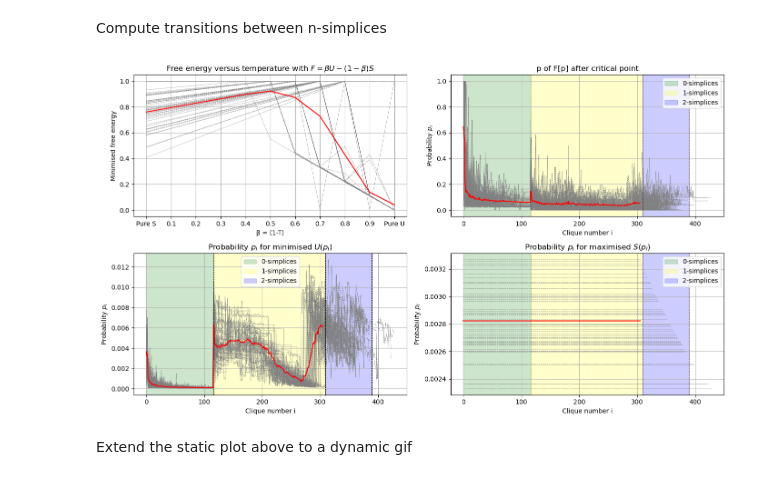
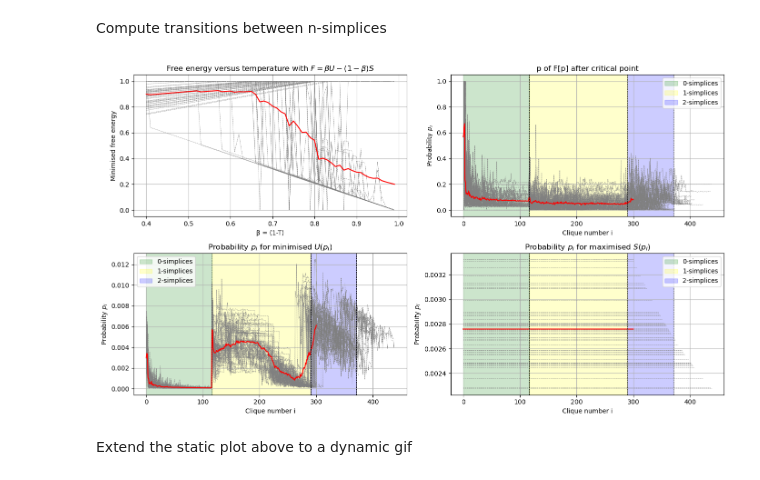
Before and after one commit to cyrilrommens/Free_energy_of_simplicial_complexes, a Jupyter notebook: Week_22.ipynb, the cells around one changed output. Saved outputs shown, nothing was run; the diff lists cells and outputs as text; code cells hidden in the pictures.

```diff
--- a/Week_22.ipynb
+++ b/Week_22.ipynb
@@ -213,7 +214,7 @@ Generate real and artificial datasets
 # %%
 # Define desired settings and generate graph datasets
 dataset_size = 50
-density = 0.05
+density = 0.1
 threshold = 0.75
 nodes = 116
 max_clique_size = 3
@@ -244,5 +245,5 @@ for _ in range(dataset_size):
 # %% [markdown]
 Choose dataset to obtain FvsT data
 # %%
-dataset = CC_erdos_renyi
-name = 'erdos_renyi'
+dataset = CC_scale_free
+name = 'scale_free_temperaturezoom'
@@ -256,15 +250,3 @@ Generate data for one graph, multiple iterations
-# %%
-density = 0.05
-threshold = 0.75
-nodes = 116
-max_clique_size = 3
-
-G = generate_scale_free_graph(nodes, density)
-clique_complex = build_clique_complex_graph(G, max_clique_size)
-# %%
-name = 'scale_free_single'
-
-dataset = [clique_complex]*50
 # %% [markdown]
 Generate and store FvsT data
 # %%
@@ -383,8 +365,6 @@ N_triangles = sum(1 for s in clique_complex if len(s) == 3)
 
 marker_x_values = [N_nodes, (N_nodes+N_edges), (N_nodes+N_edges+N_triangles)]
 # %%
-import matplotlib.pyplot as plt
-
 # Create a figure with 2x2 subplots
 fig, axs = plt.subplots(2, 2, figsize=(14, 8))
 
@@ -398,8 +378,8 @@ axs[0, 0].plot(temperature_list, f_list_average, color='red')
 # Define custom tick positions and labels
 custom_ticks = temperature_list
 custom_labels = ['Pure S', '0.1', '0.2', '0.3', '0.4', '0.5', '0.6', '0.7', '0.8', '0.9', 'Pure U']
-axs[0, 0].set_xticks(custom_ticks)
-axs[0, 0].set_xticklabels(custom_labels)
+#axs[0, 0].set_xticks(custom_ticks)
+#axs[0, 0].set_xticklabels(custom_labels)
 
 # Rest of plot
 axs[0, 0].set_title('Free energy versus temperature with $F= β U - (1-β) S$')
@@ -446,34 +426,34 @@ for marker_x in marker_x_values:
 
 axs[1, 0].axvspan(xmin=0, xmax=N_nodes, alpha=0.2, color='green', label='0-simplices')
 axs[1, 0].axvspan(xmin=N_nodes, xmax=(N_nodes + N_edges), alpha=0.2, color='yellow', label='1-simplices')
 axs[1, 0].axvspan(xmin=(N_nodes + N_edges), xmax=(N_nodes + N_edges + N_triangles), alpha=0.2, color='blue', label='2-simplices')
 axs[1, 0].legend()
 
 # Pure entropy
 for i in range(dataset_size):
     axs[1, 1].plot(P_Smax_list[i], color='grey', linestyle='--', linewidth=0.5)
 P_Smax_average = [sum(x) / len(x) for x in zip(*P_Smax_list)]
 axs[1, 1].plot(P_Smax_average, color='red')
 axs[1, 1].set_title('Probability $p_i$ for maximised $S(p_i)$')
 axs[1, 1].set_xlabel('Clique number i')
 axs[1, 1].set_ylabel('Probability $p_i$')
 axs[1, 1].grid(True)
 
 for marker_x in marker_x_values:
     axs[1, 1].axvline(x=marker_x, color='black', linestyle='--', linewidth=0.7)  # Add vertical dashed lines
 
 axs[1, 1].axvspan(xmin=0, xmax=N_nodes, alpha=0.2, color='green', label='0-simplices')
 axs[1, 1].axvspan(xmin=N_nodes, xmax=(N_nodes + N_edges), alpha=0.2, color='yellow', label='1-simplices')
 axs[1, 1].axvspan(xmin=(N_nodes + N_edges), xmax=(N_nodes + N_edges + N_triangles), alpha=0.2, color='blue', label='2-simplices')
 axs[1, 1].legend(loc='upper right')
 
 # Adjust layout
 plt.tight_layout()
 
 # Show the plot
 plt.show()
 # %% [output]
-[figure, old version]
+[figure, new version]
 # %% [markdown]
 Extend the static plot above to a dynamic gif
 # %%
```
Also changed, not shown: parts of 9 cells of this notebook, 2 other files.
